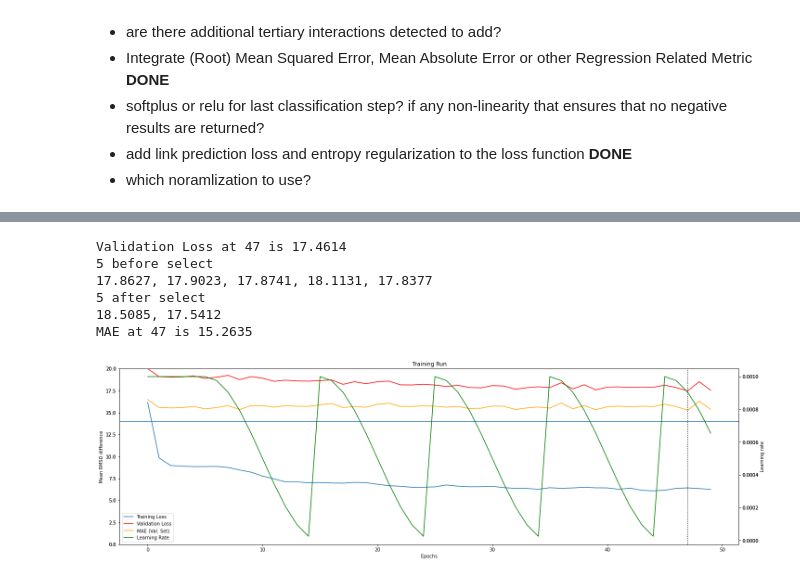
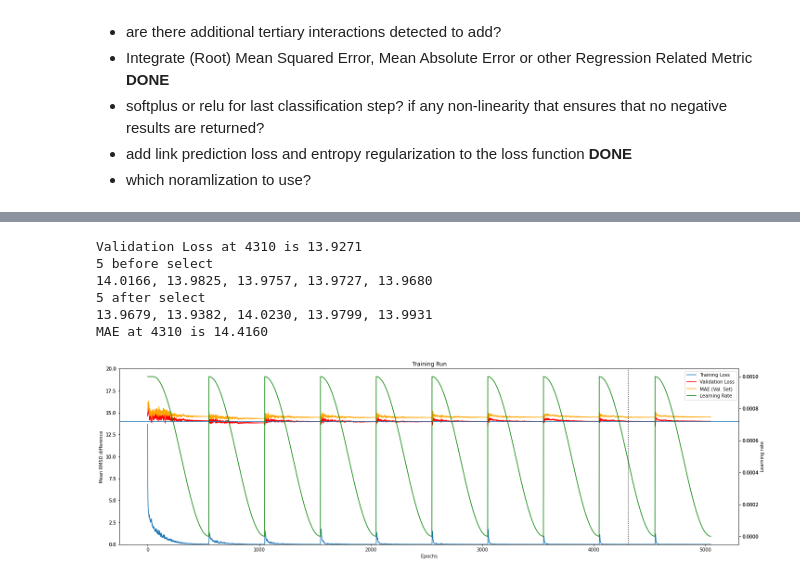
Before and after one commit to milang9/3d_classifier, a Jupyter notebook: 3d_classifier_PyG_pool.ipynb, the cells around one changed output, grey strips where cells are left out. Cells and saved outputs as stored; diff of their text form; code cells hidden in the pictures.

```diff
--- a/3d_classifier_PyG_pool.ipynb
+++ b/3d_classifier_PyG_pool.ipynb
@@ -90,7 +109,7 @@ AttributeError: module 'torch_geometric.nn' has no attribute 'DMoNPooling'
 # %%
 #get training run data
 
-file = "loss_data/2022-04-01_pyg_diff_b64_vec_loss_data.txt"
+file = "pyg_model_data/2022-04-29_15-25_DMoN_CG_Classifier/loss_data.txt"
 
 file_lines = []
 with open(file, "r") as fh:
@@ -112,42 +131,40 @@ Minimum MAE (after 50 epochs) 13.3740 in epoch 3003
 # %%
 #plot the training run
-path = ""
-
-select = 47
+select = 4310
 print(f"Validation Loss at {select} is {val_losses[select]:.4f}")
 print("5 before select")
 print((", ").join([f"{x:.4f}" for x in val_losses[select-5:select]]))
 print("5 after select")
 print((", ").join([f"{y:.4f}" for y in val_losses[select+1:select+6]]))
 print(f"MAE at {select} is {mae_losses[select]:.4f}")
 
 fig, ax1 = plt.subplots(layout="constrained", figsize=(20, 6))
 ax1.secondary_yaxis("left")
 ax1.plot(epoch_losses, label="Training Loss")
 ax1.plot(val_losses, "r", label="Validation Loss")
 ax1.plot(mae_losses, "orange", label="MAE (Val. Set)")
 ax2 = ax1.twinx()
 ax2.secondary_yaxis("right")
 ax2.plot(learning_rates, "g", label="Learning Rate")
 plt.title("Training Run")
 ax1.set_xlabel("Epochs")
 ax1.set_ylabel("Mean RMSD difference")
 ax2.set_ylabel("Learning rate")
 ax1.set_ybound(lower=0, upper=20)
 plt.axvline(x = select, c = "black", ls = ':')
 ax1.axhline(y=14)
 han1, lab1 = ax1.get_legend_handles_labels()
 han2, lab2 = ax2.get_legend_handles_labels()
 plt.legend(han1 + han2, lab1 + lab2)
 plt.draw()
 # %% [output]
-Validation Loss at 47 is 17.4614
+Validation Loss at 4310 is 13.9271
 5 before select
-17.8627, 17.9023, 17.8741, 18.1131, 17.8377
+14.0166, 13.9825, 13.9757, 13.9727, 13.9680
 5 after select
-18.5085, 17.5412
-MAE at 47 is 15.2635
+13.9679, 13.9382, 14.0230, 13.9799, 13.9931
+MAE at 4310 is 14.4160
-[figure, old version]
+[figure, new version]
 # %%
 #Test
 from pyg_classifier.utility import get_energy_dict, rmsd_scatter, e_rmsd_scatter
```
Also changed, not shown: parts of 5 cells of this notebook, 39 other files.
